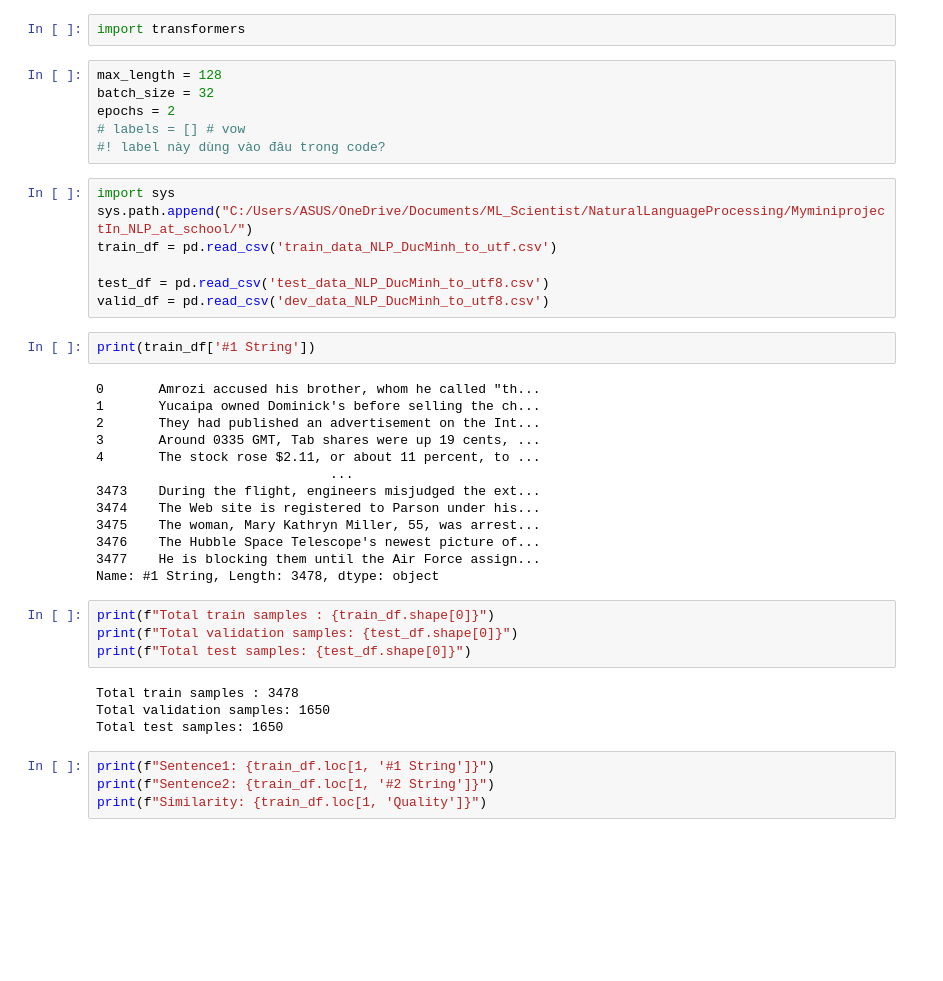
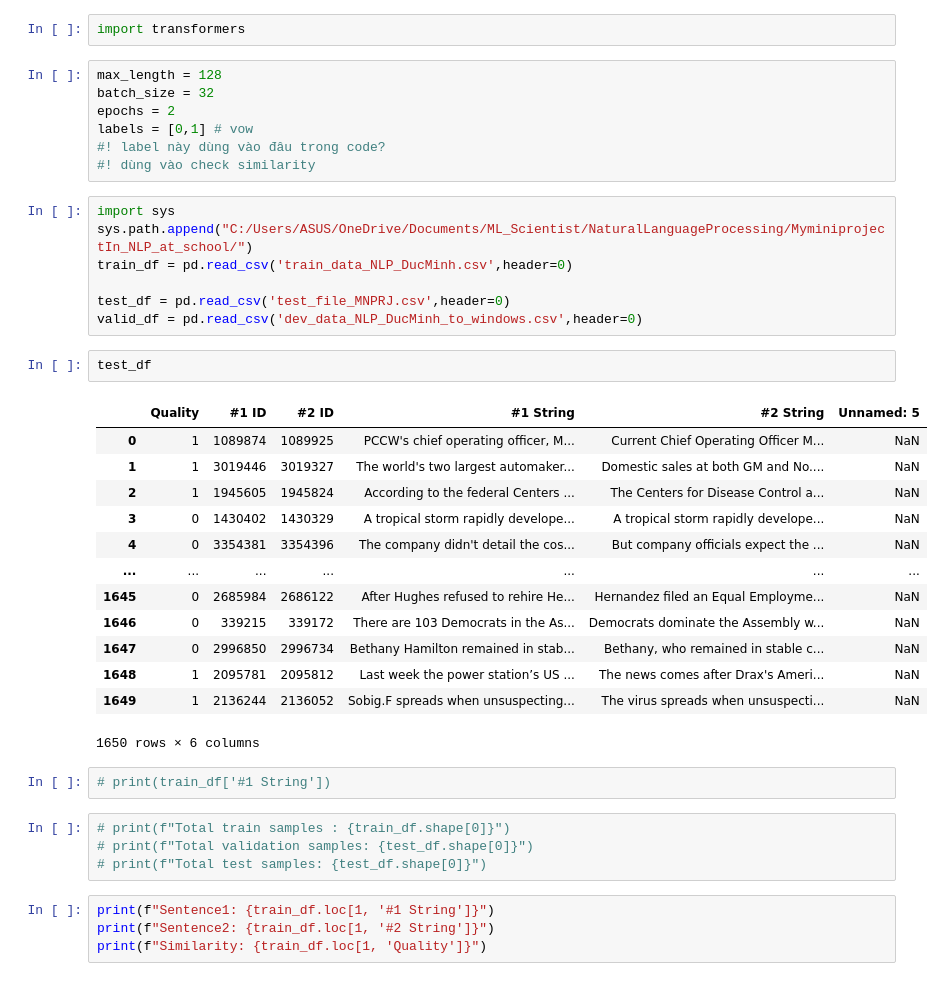
Before and after one commit to dukeNG2012/AI_AT_school, a Jupyter notebook: test1.ipynb, the cells around one changed output. Saved outputs shown, nothing was run; the diff lists cells and outputs as text; blank space fills up the shorter version.

Commit message:
Add files via upload
fixed. It fit with sensei data

```diff
--- a/test1.ipynb
+++ b/test1.ipynb
@@ -10,38 +10,38 @@ import transformers
 max_length = 128
 batch_size = 32
 epochs = 2
-# labels = [] # vow
+labels = [0,1] # vow
 #! label này dùng vào đâu trong code?
+#! dùng vào check similarity
 # %%
 import sys
 sys.path.append("C:/Users/ASUS/OneDrive/Documents/ML_Scientist/NaturalLanguageProcessing/MyminiprojectIn_NLP_at_school/")
-train_df = pd.read_csv('train_data_NLP_DucMinh_to_utf.csv')
+train_df = pd.read_csv('train_data_NLP_DucMinh.csv',header=0)
 
-test_df = pd.read_csv('test_data_NLP_DucMinh_to_utf8.csv')
-valid_df = pd.read_csv('dev_data_NLP_DucMinh_to_utf8.csv')
+test_df = pd.read_csv('test_file_MNPRJ.csv',header=0)
+valid_df = pd.read_csv('dev_data_NLP_DucMinh_to_windows.csv',header=0)
+# %%
+test_df
+# %% [output]
+|  | Quality | #1 ID | #2 ID | #1 String | #2 String | Unnamed: 5 |
+| 0 | 1 | 1089874 | 1089925 | PCCW's chief operating officer, M... | Current Chief Operating Officer M... | NaN |
+| 1 | 1 | 3019446 | 3019327 | The world's two largest automaker... | Domestic sales at both GM and No.... | NaN |
+| 2 | 1 | 1945605 | 1945824 | According to the federal Centers ... | The Centers for Disease Control a... | NaN |
+| 3 | 0 | 1430402 | 1430329 | A tropical storm rapidly develope... | A tropical storm rapidly develope... | NaN |
+| 4 | 0 | 3354381 | 3354396 | The company didn't detail the cos... | But company officials expect the ... | NaN |
+| ... | ... | ... | ... | ... | ... | ... |
+| 1645 | 0 | 2685984 | 2686122 | After Hughes refused to rehire He... | Hernandez filed an Equal Employme... | NaN |
+| 1646 | 0 | 339215 | 339172 | There are 103 Democrats in the As... | Democrats dominate the Assembly w... | NaN |
+| 1647 | 0 | 2996850 | 2996734 | Bethany Hamilton remained in stab... | Bethany, who remained in stable c... | NaN |
+| 1648 | 1 | 2095781 | 2095812 | Last week the power station’s US ... | The news comes after Drax's Ameri... | NaN |
+| 1649 | 1 | 2136244 | 2136052 | Sobig.F spreads when unsuspecting... | The virus spreads when unsuspecti... | NaN |
+1650 rows × 6 columns
 # %%
-print(train_df['#1 String'])
+# print(train_df['#1 String'])
-# %% [output]
-0       Amrozi accused his brother, whom he called "th...
-1       Yucaipa owned Dominick's before selling the ch...
-2       They had published an advertisement on the Int...
-3       Around 0335 GMT, Tab shares were up 19 cents, ...
-4       The stock rose $2.11, or about 11 percent, to ...
-                              ...
-3473    During the flight, engineers misjudged the ext...
-3474    The Web site is registered to Parson under his...
-3475    The woman, Mary Kathryn Miller, 55, was arrest...
-3476    The Hubble Space Telescope's newest picture of...
-3477    He is blocking them until the Air Force assign...
-Name: #1 String, Length: 3478, dtype: object
 # %%
-print(f"Total train samples : {train_df.shape[0]}")
-print(f"Total validation samples: {test_df.shape[0]}")
-print(f"Total test samples: {test_df.shape[0]}")
+# print(f"Total train samples : {train_df.shape[0]}")
+# print(f"Total validation samples: {test_df.shape[0]}")
+# print(f"Total test samples: {test_df.shape[0]}")
-# %% [output]
-Total train samples : 3478
-Total validation samples: 1650
-Total test samples: 1650
 # %%
 print(f"Sentence1: {train_df.loc[1, '#1 String']}")
 print(f"Sentence2: {train_df.loc[1, '#2 String']}")
```
Also changed, not shown: parts of 18 cells of this notebook.
